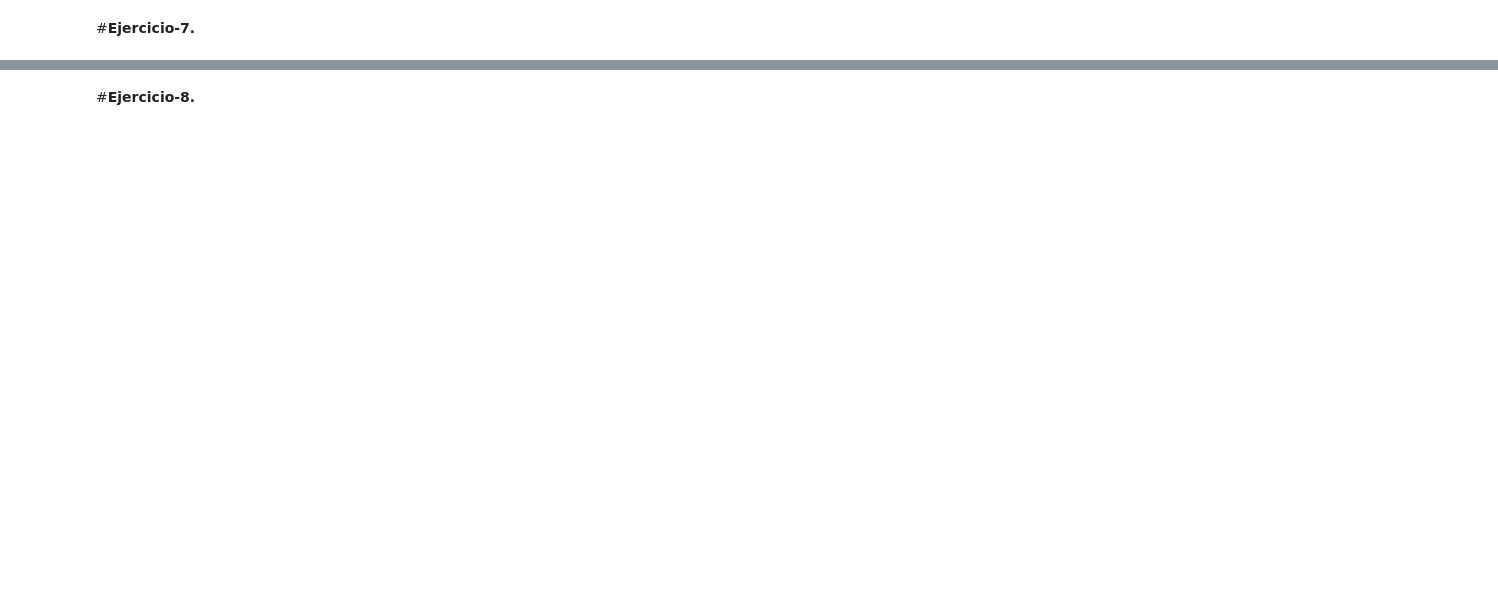
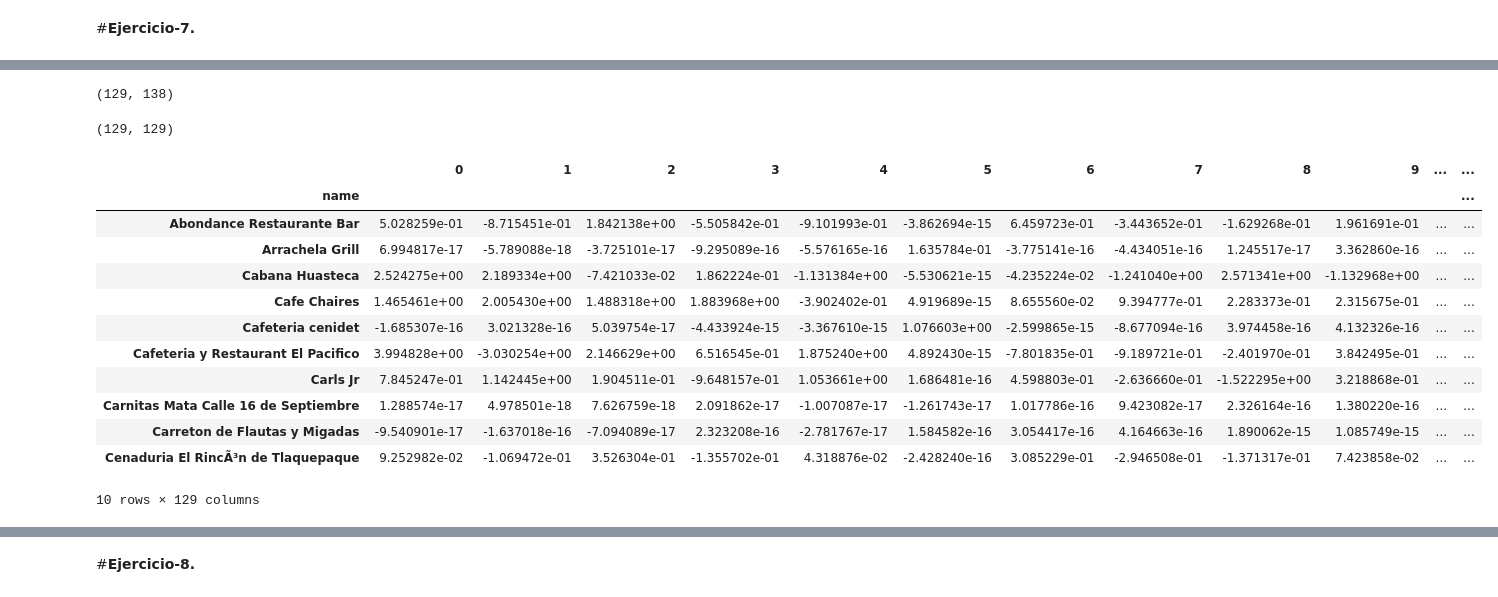
Before and after one commit to PosgradoMNA/IAAEquipo59, a Jupyter notebook: MNA_IAyAA_semana_10_Actividad.ipynb, the cells around one changed output, grey strips where cells are left out. Cells and saved outputs as stored; diff of their text form; code cells hidden in the pictures; blank space fills up the shorter version.

```diff
--- a/MNA_IAyAA_semana_10_Actividad.ipynb
+++ b/MNA_IAyAA_semana_10_Actividad.ipynb
@@ -146,0 +375,5 @@ None
+# %%
+# Realizamos la union de los dos datasets para poder trabajar con los nombres de los restaurantes.
+dataset3 = pd.merge(usuario_rating3, geopaces3, on = "placeID")
+print(dataset3.shape)
+dataset3.head(10)
@@ -146,0 +393,4 @@ None
+# %%
+# Describimos la matriz de utilidad y rellemos los valores nulos con 0.
+matriz_utilidad3 = dataset3.pivot_table(values = "service_rating", index = "userID", columns = "name", fill_value = 0)
+matriz_utilidad3.head(10)
@@ -146,0 +411,31 @@ None
+# %%
+# Realizamos la transformación de la matriz de utilidad a una matriz dispersa.
+X3 = matriz_utilidad3.T
+X3.shape
+# %% [output]
+(129, 138)
+# %%
+# Aplicamos el algoritmo de SVD para reducir la dimensionalidad de la matriz dispersa.
+SVD3 = TruncatedSVD(n_components=137, random_state=7)
+result3 = SVD3.fit_transform(X3)
+result3.shape
+# %% [output]
+(129, 129)
+# %%
+# Comversion el array a un dataframe para poder desplegarlo de mejor manera.
+componentes3 = pd.DataFrame(result3, index = X3.index)
+componentes3.head(10)
+# %% [output]
+|  | 0 | 1 | 2 | 3 | 4 | 5 | 6 | 7 | 8 | 9 | ... | ... |
+| name |  |  |  |  |  |  |  |  |  |  |  | ... |
+| Abondance Restaurante Bar | 5.028259e-01 | -8.715451e-01 | 1.842138e+00 | -5.505842e-01 | -9.101993e-01 | -3.862694e-15 | 6.459723e-01 | -3.443652e-01 | -1.629268e-01 | 1.961691e-01 | ... | ... |
+| Arrachela Grill | 6.994817e-17 | -5.789088e-18 | -3.725101e-17 | -9.295089e-16 | -5.576165e-16 | 1.635784e-01 | -3.775141e-16 | -4.434051e-16 | 1.245517e-17 | 3.362860e-16 | ... | ... |
+| Cabana Huasteca | 2.524275e+00 | 2.189334e+00 | -7.421033e-02 | 1.862224e-01 | -1.131384e+00 | -5.530621e-15 | -4.235224e-02 | -1.241040e+00 | 2.571341e+00 | -1.132968e+00 | ... | ... |
+| Cafe Chaires | 1.465461e+00 | 2.005430e+00 | 1.488318e+00 | 1.883968e+00 | -3.902402e-01 | 4.919689e-15 | 8.655560e-02 | 9.394777e-01 | 2.283373e-01 | 2.315675e-01 | ... | ... |
+| Cafeteria cenidet | -1.685307e-16 | 3.021328e-16 | 5.039754e-17 | -4.433924e-15 | -3.367610e-15 | 1.076603e+00 | -2.599865e-15 | -8.677094e-16 | 3.974458e-16 | 4.132326e-16 | ... | ... |
+| Cafeteria y Restaurant El Pacifico | 3.994828e+00 | -3.030254e+00 | 2.146629e+00 | 6.516545e-01 | 1.875240e+00 | 4.892430e-15 | -7.801835e-01 | -9.189721e-01 | -2.401970e-01 | 3.842495e-01 | ... | ... |
+| Carls Jr | 7.845247e-01 | 1.142445e+00 | 1.904511e-01 | -9.648157e-01 | 1.053661e+00 | 1.686481e-16 | 4.598803e-01 | -2.636660e-01 | -1.522295e+00 | 3.218868e-01 | ... | ... |
+| Carnitas Mata Calle 16 de Septiembre | 1.288574e-17 | 4.978501e-18 | 7.626759e-18 | 2.091862e-17 | -1.007087e-17 | -1.261743e-17 | 1.017786e-16 | 9.423082e-17 | 2.326164e-16 | 1.380220e-16 | ... | ... |
+| Carreton de Flautas y Migadas | -9.540901e-17 | -1.637018e-16 | -7.094089e-17 | 2.323208e-16 | -2.781767e-17 | 1.584582e-16 | 3.054417e-16 | 4.164663e-16 | 1.890062e-15 | 1.085749e-15 | ... | ... |
+| Cenaduria El RincÃ³n de Tlaquepaque | 9.252982e-02 | -1.069472e-01 | 3.526304e-01 | -1.355702e-01 | 4.318876e-02 | -2.428240e-16 | 3.085229e-01 | -2.946508e-01 | -1.371317e-01 | 7.423858e-02 | ... | ... |
+10 rows × 129 columns
```
Also changed, not shown: parts of 46 cells of this notebook.
